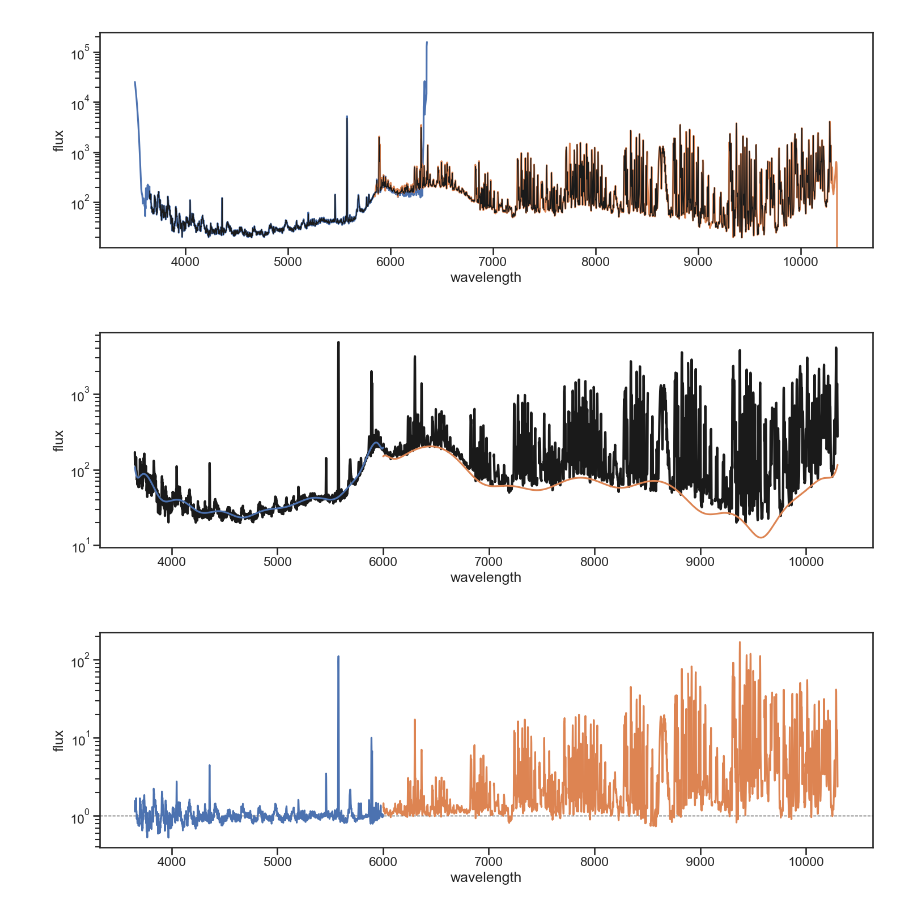
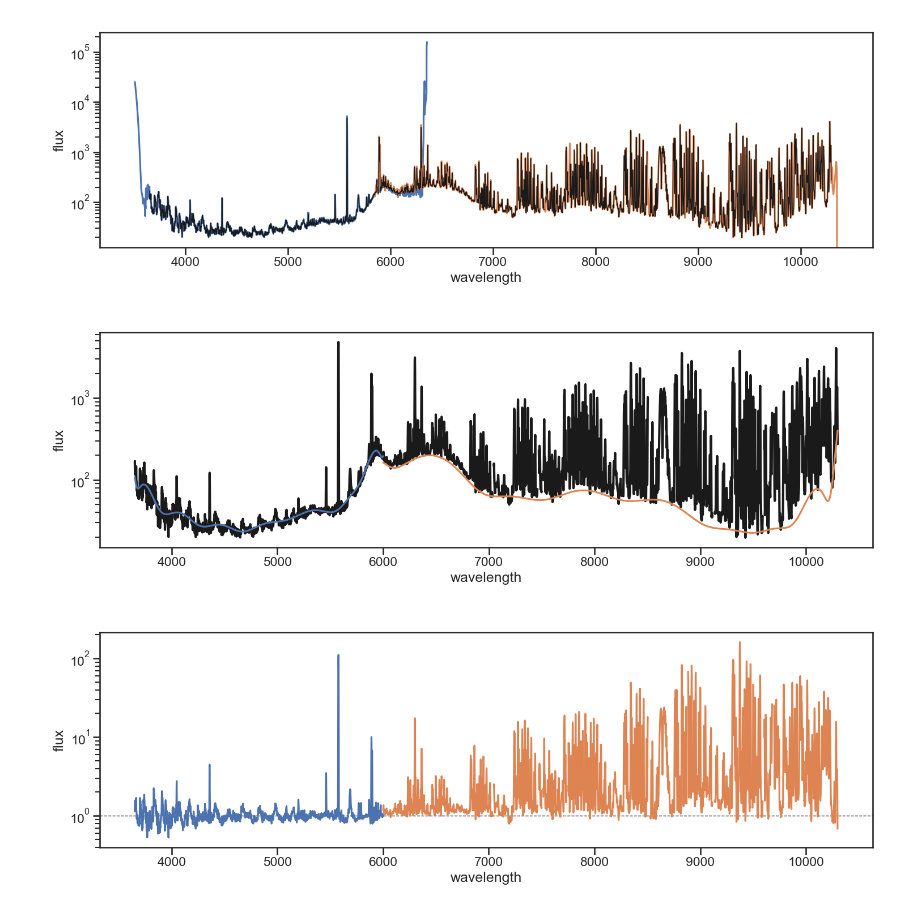
Before and after one commit to sdss/lvmdrp, a Jupyter notebook: docs/nb/sky-cont.ipynb, the cells around one changed output. Cells and saved outputs as stored; diff of their text form; code cells hidden in the pictures.

```diff
--- a/docs/nb/sky-cont.ipynb
+++ b/docs/nb/sky-cont.ipynb
@@ -350,14 +350,14 @@ from lvmdrp.core.spectrum1d import Spectrum1D
 blue_sed = Spectrum1D(
     wave=blue_wave_rss[ised],
     data=blue_sky["SKY"].data[ised],
-    error=np.divide(1, np.sqrt(blue_sky["IVAR"].data[ised]), where=blue_sky["IVAR"].data[ised] > 0, out=9999*np.ones(blue_sky["SKY"].data.shape[1])),
+    error=np.divide(1, np.sqrt(blue_sky["IVAR"].data[ised]), where=blue_sky["IVAR"].data[ised] > 0, out=1e12*np.ones(blue_sky["SKY"].data.shape[1])),
     mask=blue_sky["MASK"].data[ised] != 0,
     inst_fwhm=blue_sky["LSFPOST"].data[ised]
 )
 red_sed = Spectrum1D(
     wave=red_wave_rss[ised],
     data=red_sky["SKY"].data[ised],
-    error=np.divide(1, np.sqrt(red_sky["IVAR"].data[ised]), where=red_sky["IVAR"].data[ised] > 0, out=9999*np.ones(red_sky["SKY"].data.shape[1])),
+    error=np.divide(1, np.sqrt(red_sky["IVAR"].data[ised]), where=red_sky["IVAR"].data[ised] > 0, out=1e12*np.ones(red_sky["SKY"].data.shape[1])),
     mask=red_sky["MASK"].data[ised] != 0,
     inst_fwhm=red_sky["LSFPOST"].data[ised]
 )
@@ -385,6 +385,7 @@ plt.tight_layout()
 # %%
 # sources:
 # NIR sky emission: https://www.researchgate.net/publication/234230583_Night-sky_spectral_atlas_of_OH_emission_lines_in_the_near-infrared
+
 
 from specutils.fitting import fit_generic_continuum
 from specutils import Spectrum1D as Spec1D, SpectralRegion
@@ -410,7 +411,7 @@ min, xe, _ = binned_statistic(
     bins=np.logspace(
         start=np.log10(red.wavelength.value.min()),
         stop=np.log10(red.wavelength.value.max()),
-        num=55
+        num=50
     )
 )
 xbin = (xe[1:] + xe[:-1])/2
@@ -423,32 +424,32 @@ red_bin = Spec1D(flux=min*u.erg/u.s/u.cm**2/u.AA, spectral_axis=xbin*u.AA)
 
 blue_cont = fit_generic_continuum(
     spectrum=blue,
     model=models.Legendre1D(20),
     median_window=31,
     fitter=fitting.LinearLSQFitter()
 )
 red_cont = fit_generic_continuum(
     spectrum=red_bin,
     model=models.Legendre1D(20),
     median_window=1,
     fitter=fitting.LinearLSQFitter()
 )
 
 plt.figure(figsize=(15, 5))
 plt.semilogy(sky_sed.wavelength, sky_sed.flux, color="k", lw=3)
 plt.semilogy(blue.wavelength, blue_cont(blue.wavelength))
 plt.semilogy(red.wavelength, red_cont(red.wavelength))
 plt.xlabel("wavelength")
 plt.ylabel("flux")
 plt.tight_layout()
 
 plt.figure(figsize=(15, 5))
 plt.axhline(1, ls="--", lw=1, color="0.2")
 plt.semilogy(blue.wavelength, blue.flux/blue_cont(blue.wavelength))
 plt.semilogy(red.wavelength, red.flux/red_cont(red.wavelength))
 plt.xlabel("wavelength")
 plt.ylabel("flux")
 plt.tight_layout()
 # %% [output]
-[figure, old version]
+[figure, new version]
-[figure, old version]
+[figure, new version]
```
Also changed, not shown: parts of 1 cell of this notebook.
